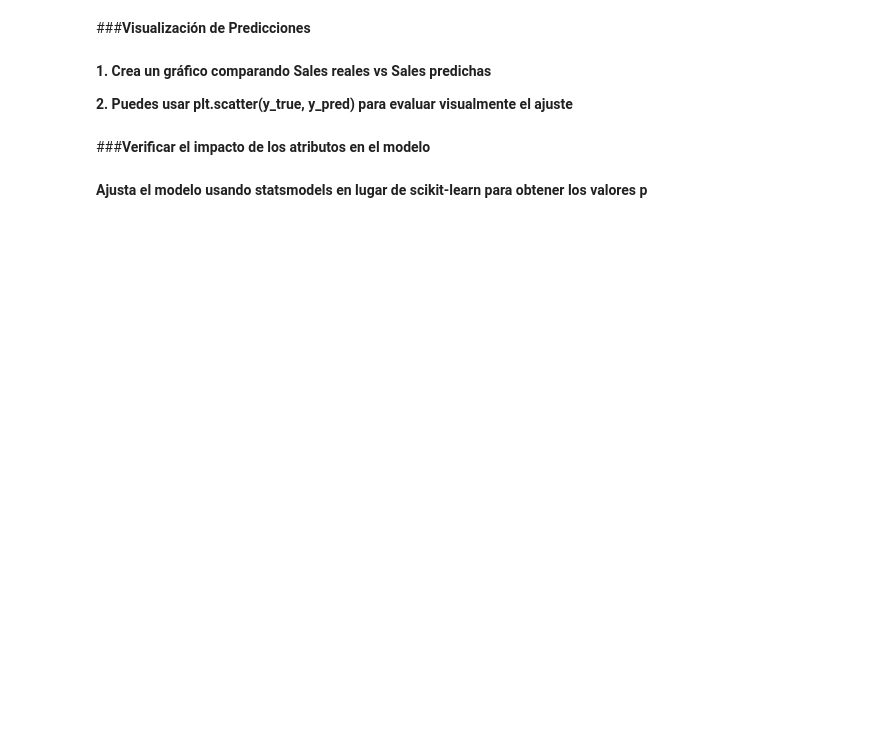
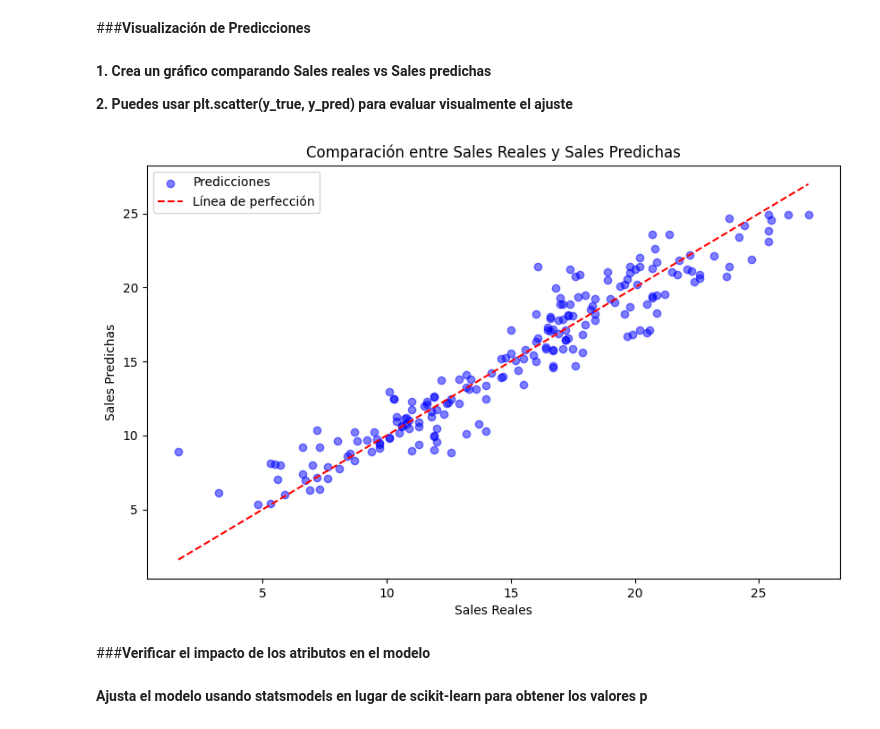
Before and after one commit to jonathanahc/Practicas, a Jupyter notebook: Práctica24RegresionLinealMultiple.ipynb, the cells around one changed output. Cells and saved outputs as stored; diff of their text form; code cells hidden in the pictures; blank space fills up the shorter version.

```diff
--- a/Práctica24RegresionLinealMultiple.ipynb
+++ b/Práctica24RegresionLinealMultiple.ipynb
@@ -501,6 +571,17 @@ Escribe cada una de las subsecciones similares a las existentes en la Parte 4.
 **1. Crea un gráfico comparando Sales reales vs Sales predichas**
 
 **2. Puedes usar plt.scatter(y_true, y_pred) para evaluar visualmente el ajuste**
+# %%
+plt.figure(figsize=(10, 6))
+plt.scatter(y, y_pred, alpha=0.5, color='blue', label='Predicciones')
+plt.plot([y.min(), y.max()], [y.min(), y.max()], color='red', linestyle='--', label='Línea de perfección')
+plt.title("Comparación entre Sales Reales y Sales Predichas")
+plt.xlabel("Sales Reales")
+plt.ylabel("Sales Predichas")
+plt.legend()
+plt.show()
+# %% [output]
+[figure, added]
 # %% [markdown]
 ###**Verificar el impacto de los atributos en el modelo**
 # %% [markdown]
```
Also changed, not shown: parts of 9 cells of this notebook.
